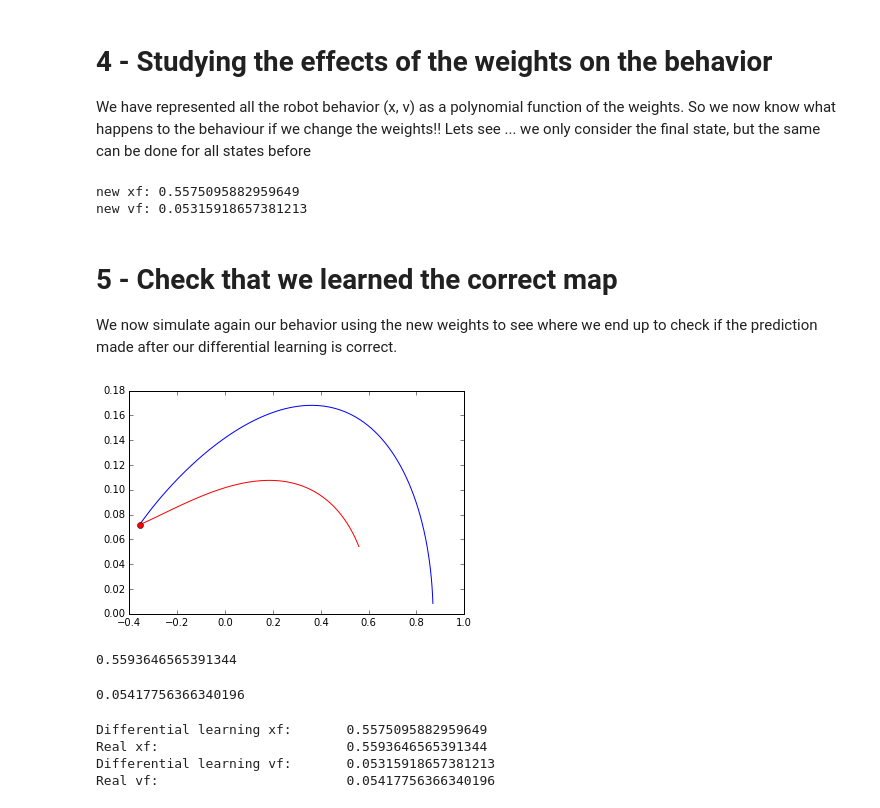
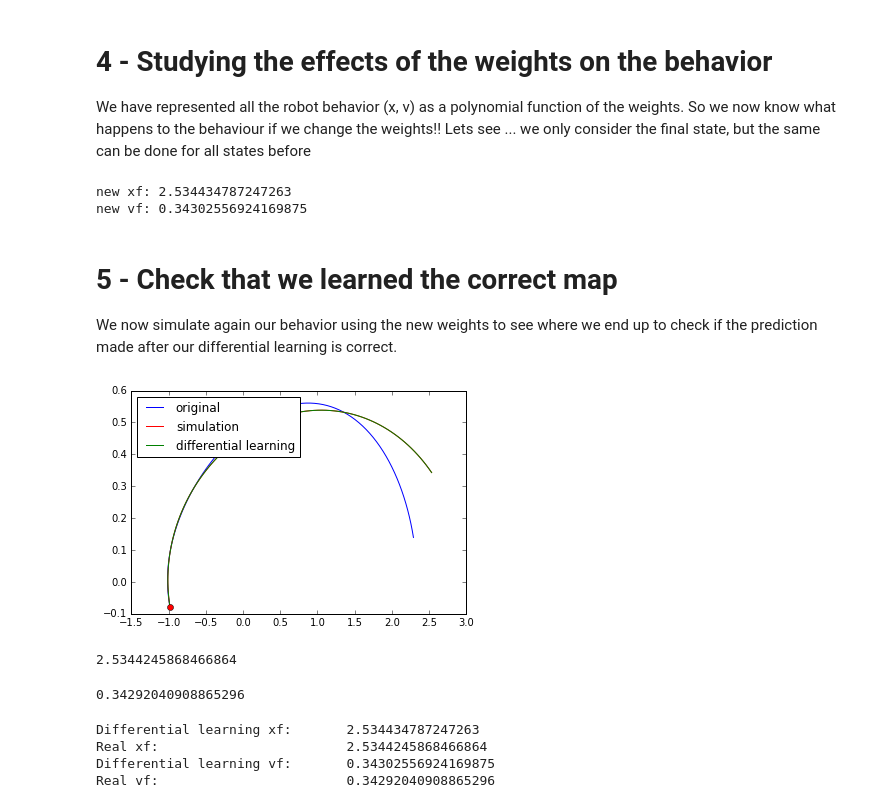
Before and after one commit to darioizzo/audi, a Jupyter notebook: examples/example02.ipynb, the cells around one changed output. Drawn from its saved outputs; the diff is of its cells as text; code cells hidden in the pictures.

Commit message:
Differential Learning: example updated

```diff
--- a/examples/example02.ipynb
+++ b/examples/example02.ipynb
@@ -28,7 +28,7 @@ def eom(state, weights):
 ## 3 - The Euler Propagation
 In ER Euler propagators are commonly used. The essence of what is done here would not change the if we code a Newton Raphson or a better method.
 # %%
-weights = [gdual(0.2*(random()-0.5), _, 3) for _ in "abcefg"]
+weights = [gdual(0.2*(random()-0.5), _, 4) for _ in "abcefg"]
 x = [gdual(2*(random()-0.5))]
 v = [gdual(2*(random()-0.5))]
 dt = 0.1
@@ -69,13 +69,13 @@ vf.constant_cf
 # 4 - Studying the effects of the weights on the behavior
 We have represented all the robot behavior (x, v) as a polynomial function of the weights. So we now know what happens to the behaviour if we change the weights!! Lets see ... we only consider the final state, but the same can be done for all states before
 # %%
-dweights = dict({'da': -0.01, 'db': 0.01, 'dc': -0.01, 'de': 0.01, 'df': 0.01, 'dg': -0.01})
+dweights = dict({'da': -0.002, 'db': 0.003, 'dc': -0.02, 'de': 0.03, 'df': 0.02, 'dg': -0.01})
 #Lets predict the new final position of our 'robot' if we change his controller as defined above
 print("new xf: {}".format(xf.evaluate(dweights)))
 print("new vf: {}".format(vf.evaluate(dweights)))
 # %% [output]
-new xf: 0.5575095882959649
-new vf: 0.05315918657381213
+new xf: 2.534434787247263
+new vf: 0.34302556924169875
 # %% [markdown]
 # 5 - Check that we learned the correct map
 We now simulate again our behavior using the new weights to see where we end up to check if the prediction made after our differential learning is correct.
@@ -91,29 +91,31 @@ for i in range(100):
     new_simulated_x.append(new_simulated_x[-1] + dt * dx)
     new_simulated_v.append(new_simulated_v[-1] + dt * dv)
 # %%
-plt.plot([it.constant_cf for it in new_simulated_x],[it.constant_cf for it in new_simulated_v],'r')
-plt.plot([it.constant_cf for it in x],[it.constant_cf for it in v])
+plt.plot([it.constant_cf for it in x],[it.constant_cf for it in v],label='original')
+plt.plot([it.constant_cf for it in new_simulated_x],[it.constant_cf for it in new_simulated_v],'r',label='simulation')
+plt.plot([it.evaluate(dweights) for it in x],[it.evaluate(dweights) for it in v],'g',label='differential learning')
 plt.plot(x[0].constant_cf, v[0].constant_cf, 'ro')
+plt.legend(loc=2)
 plt.show()
 # %% [output]
-[figure, old version]
+[figure, new version]
 # %%
 new_simulated_xf, new_simulated_vf = new_simulated_x[-1], new_simulated_v[-1]
 # %%
 new_simulated_xf.constant_cf
 # %% [output]
-0.5593646565391344
+2.5344245868466864
 # %%
 new_simulated_vf.constant_cf
 # %% [output]
-0.05417756366340196
+0.34292040908865296
 # %%
 print("Differential learning xf: \t{}".format(xf.evaluate(dweights)))
 print("Real xf: \t\t\t{}".format(new_simulated_xf.constant_cf))
 print("Differential learning vf: \t{}".format(vf.evaluate(dweights)))
 print("Real vf: \t\t\t{}".format(new_simulated_vf.constant_cf))
 # %% [output]
-Differential learning xf:       0.5575095882959649
-Real xf:                        0.5593646565391344
-Differential learning vf:       0.05315918657381213
-Real vf:                        0.05417756366340196
+Differential learning xf:       2.534434787247263
+Real xf:                        2.5344245868466864
+Differential learning vf:       0.34302556924169875
+Real vf:                        0.34292040908865296
```
Also changed, not shown: parts of 5 cells of this notebook.
